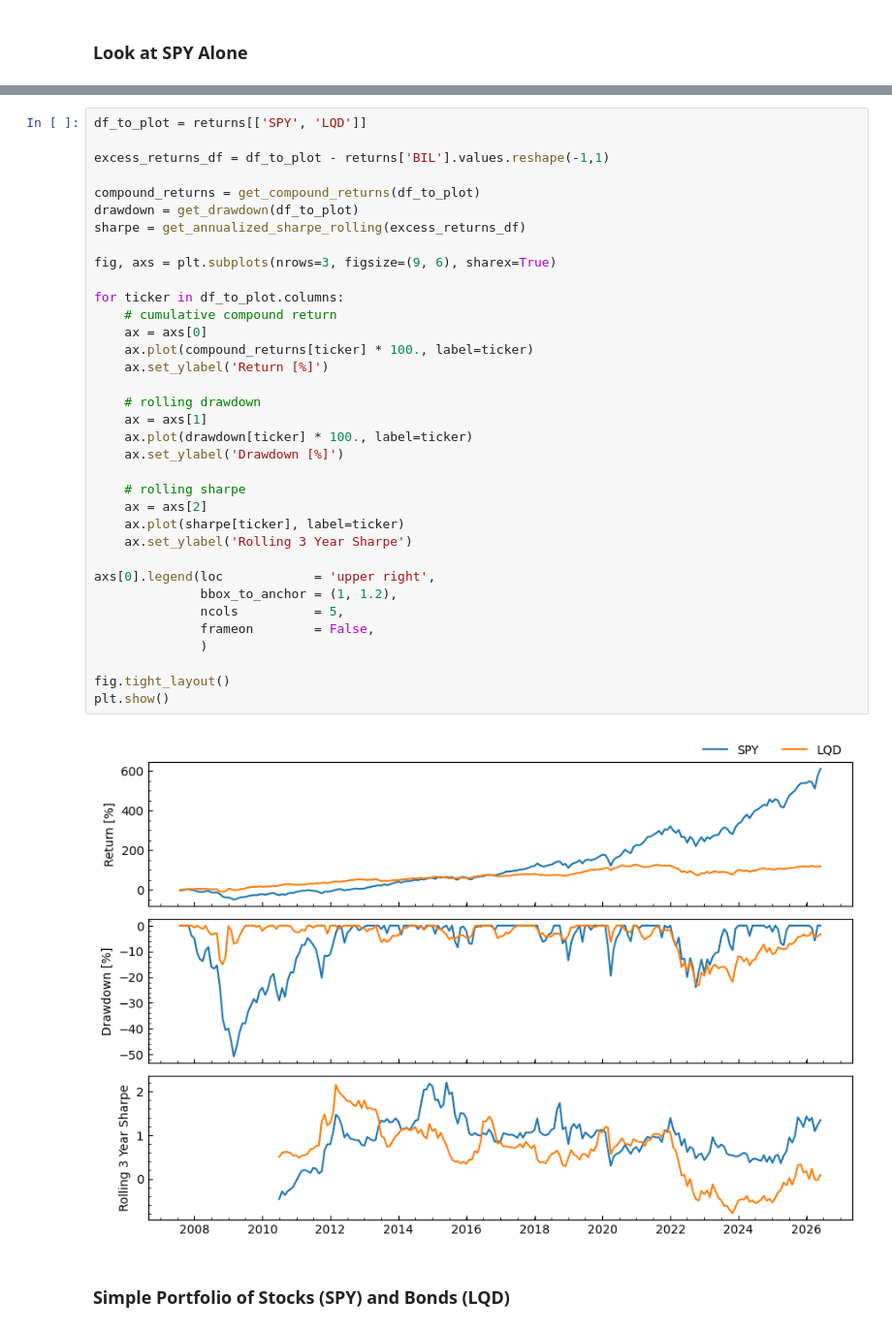
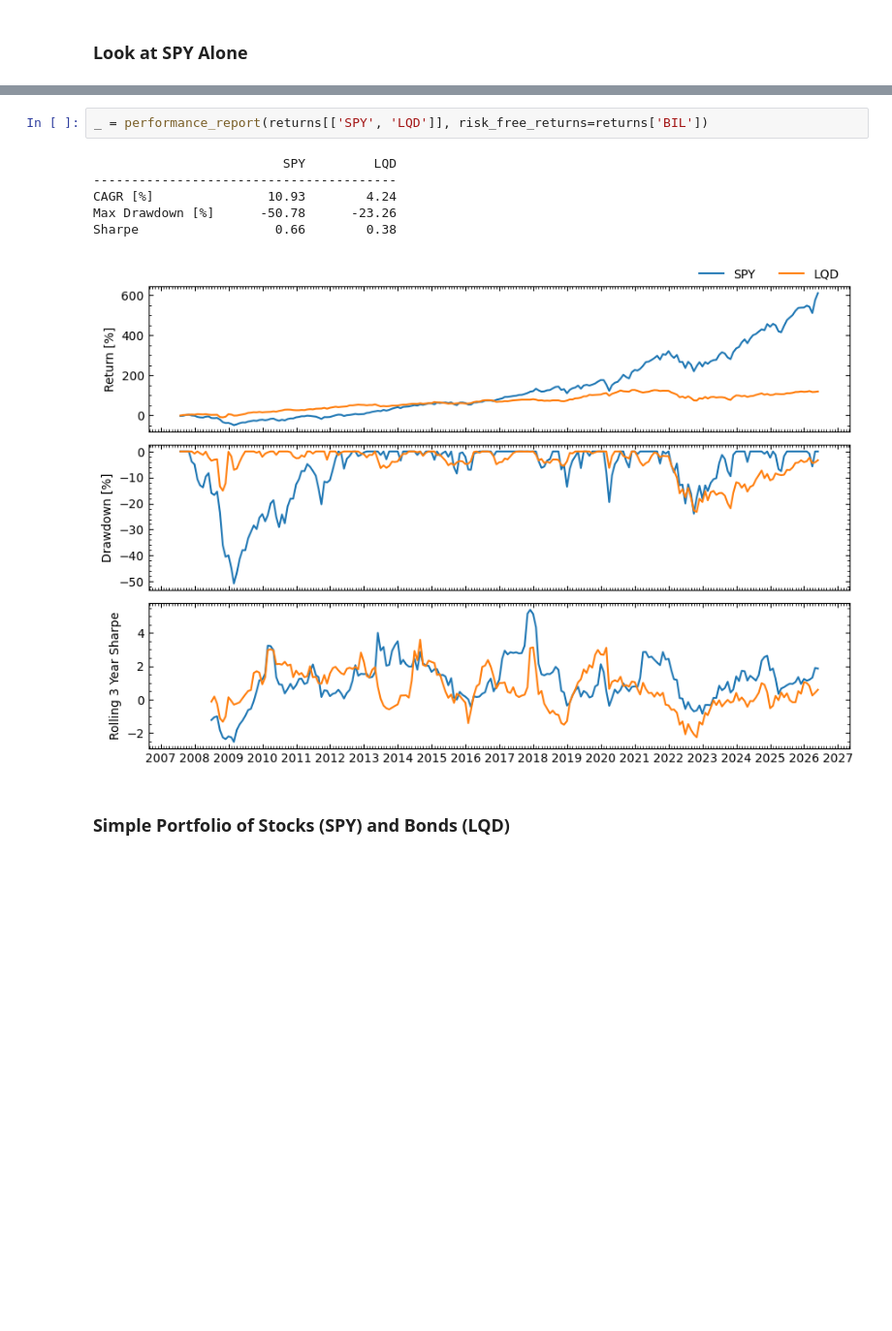
Before and after one commit to JakubStacho/quant-studies, a Jupyter notebook: 01-portfolio-optimization/mean-variance.ipynb, the cells around one changed output, grey strips where cells are left out. Shown at 97% size. Drawn from its saved outputs; the diff is of its cells as text; blank space fills up the shorter version.

```diff
--- a/01-portfolio-optimization/mean-variance.ipynb
+++ b/01-portfolio-optimization/mean-variance.ipynb
@@ -72,40 +34,12 @@ def get_drawdown(returns_df):
-# %%
-df_to_plot = returns[['SPY', 'LQD']]
-
-excess_returns_df = df_to_plot - returns['BIL'].values.reshape(-1,1)
-
-compound_returns = get_compound_returns(df_to_plot)
-drawdown = get_drawdown(df_to_plot)
-sharpe = get_annualized_sharpe_rolling(excess_returns_df)
-
-fig, axs = plt.subplots(nrows=3, figsize=(9, 6), sharex=True)
-
-for ticker in df_to_plot.columns:
-    # cumulative compound return
-    ax = axs[0]
-    ax.plot(compound_returns[ticker] * 100., label=ticker)
-    ax.set_ylabel('Return [%]')
-
-    # rolling drawdown
-    ax = axs[1]
-    ax.plot(drawdown[ticker] * 100., label=ticker)
-    ax.set_ylabel('Drawdown [%]')
-
-    # rolling sharpe
-    ax = axs[2]
-    ax.plot(sharpe[ticker], label=ticker)
-    ax.set_ylabel('Rolling 3 Year Sharpe')
-
-axs[0].legend(loc            = 'upper right',
-              bbox_to_anchor = (1, 1.2),
-              ncols          = 5,
-              frameon        = False,
-              )
-
-fig.tight_layout()
-plt.show()
-# %% [output]
-[figure, removed]
+# %%
+_ = performance_report(returns[['SPY', 'LQD']], risk_free_returns=returns['BIL'])
+# %% [output]
+                         SPY         LQD
+----------------------------------------
+CAGR [%]               10.93        4.24
+Max Drawdown [%]      -50.78      -23.26
+Sharpe                  0.66        0.38
+[figure, added]
 # %% [markdown]
 ### Simple Portfolio of Stocks (SPY) and Bonds (LQD)
 # %%
```
Also changed, not shown: parts of 5 cells of this notebook, 5 other files.
